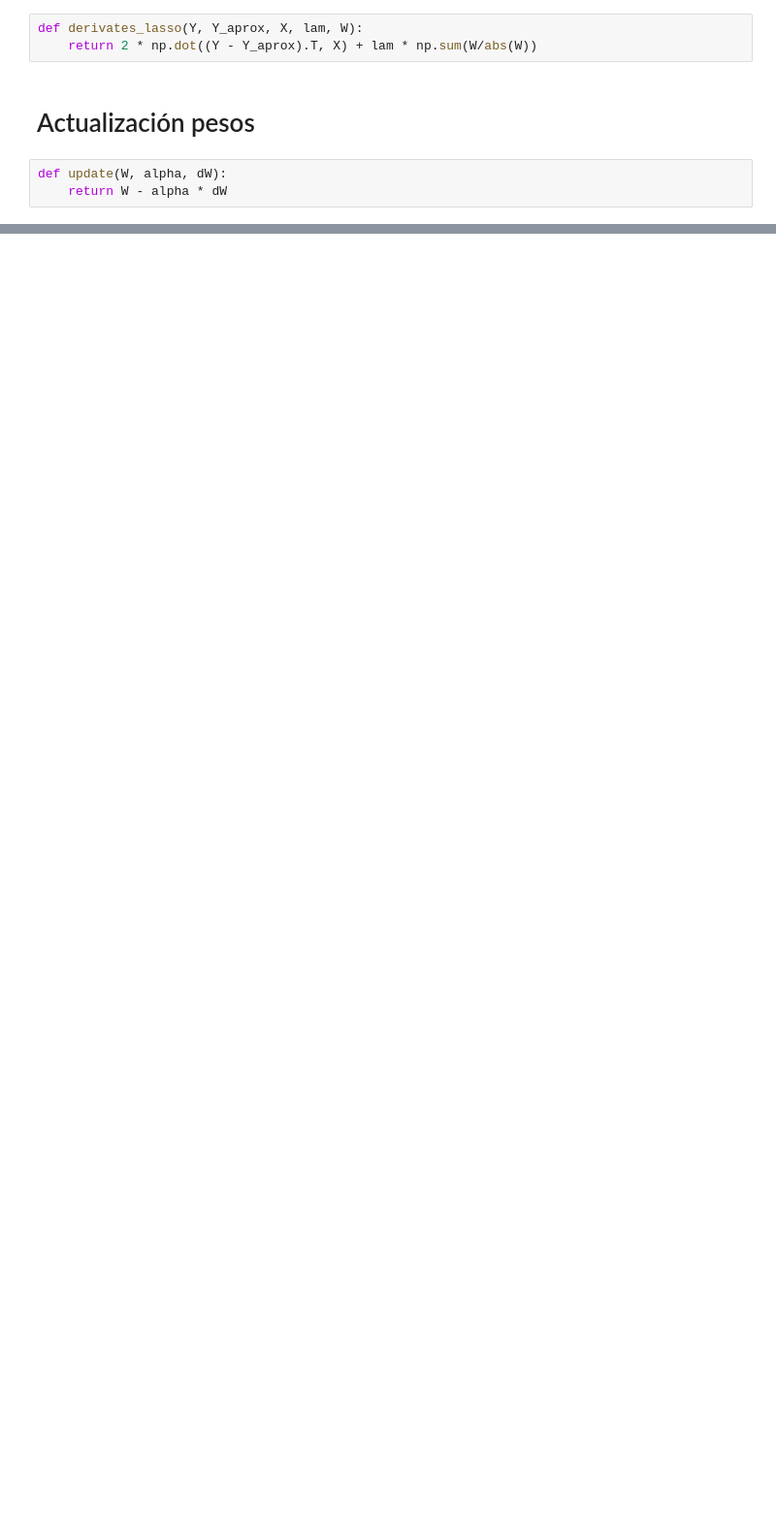
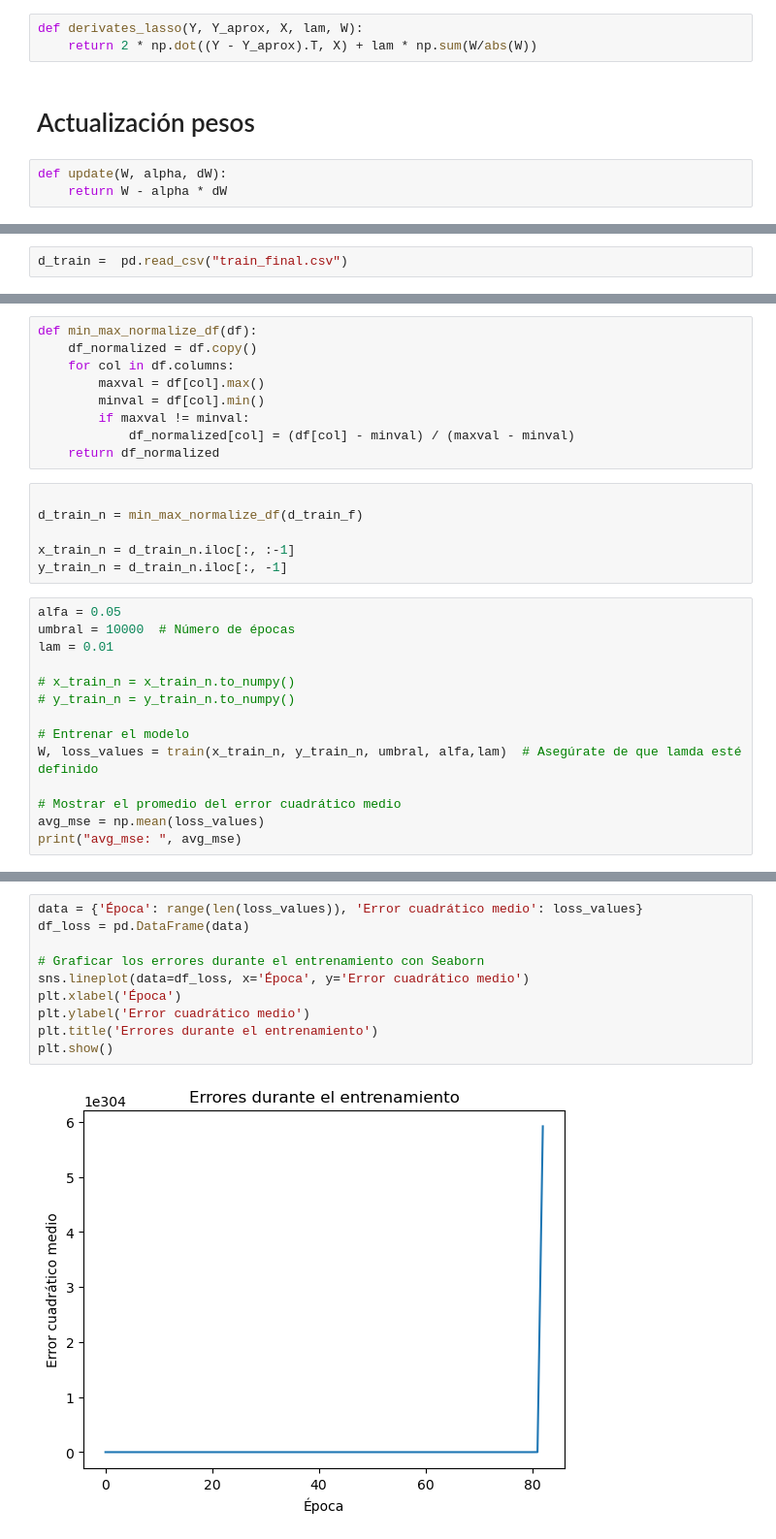
Before and after one commit to JLeandroJM/Project1_MachineL, a Jupyter notebook: model_lasso.ipynb, the cells around one changed output, grey strips where cells are left out. Shown: that part at 97% size. Drawn from its saved outputs; the diff is of its cells as text; blank space fills up the shorter version.

```diff
--- a/model_lasso.ipynb
+++ b/model_lasso.ipynb
@@ -48,0 +49,2 @@ def train(X, Y, epochs, alfa,lamda):
+# %%
+d_train =  pd.read_csv("train_final.csv")
@@ -48,0 +106,29 @@ def train(X, Y, epochs, alfa,lamda):
+# %%
+def min_max_normalize_df(df):
+    df_normalized = df.copy()
+    for col in df.columns:
+        maxval = df[col].max()
+        minval = df[col].min()
+        if maxval != minval:
+            df_normalized[col] = (df[col] - minval) / (maxval - minval)
+    return df_normalized
+# %%
+
+d_train_n = min_max_normalize_df(d_train_f)
+
+x_train_n = d_train_n.iloc[:, :-1]
+y_train_n = d_train_n.iloc[:, -1]
+# %%
+alfa = 0.05
+umbral = 10000  # Número de épocas
+lam = 0.01
+
+# x_train_n = x_train_n.to_numpy()
+# y_train_n = y_train_n.to_numpy()
+
+# Entrenar el modelo
+W, loss_values = train(x_train_n, y_train_n, umbral, alfa,lam)  # Asegúrate de que lamda esté definido
+
+# Mostrar el promedio del error cuadrático medio
+avg_mse = np.mean(loss_values)
+print("avg_mse: ", avg_mse)
@@ -48,0 +147,12 @@ def train(X, Y, epochs, alfa,lamda):
+# %%
+data = {'Época': range(len(loss_values)), 'Error cuadrático medio': loss_values}
+df_loss = pd.DataFrame(data)
+
+# Graficar los errores durante el entrenamiento con Seaborn
+sns.lineplot(data=df_loss, x='Época', y='Error cuadrático medio')
+plt.xlabel('Época')
+plt.ylabel('Error cuadrático medio')
+plt.title('Errores durante el entrenamiento')
+plt.show()
+# %% [output]
+[figure, added]
```
Also changed, not shown: parts of 15 cells of this notebook, 2 other files.
